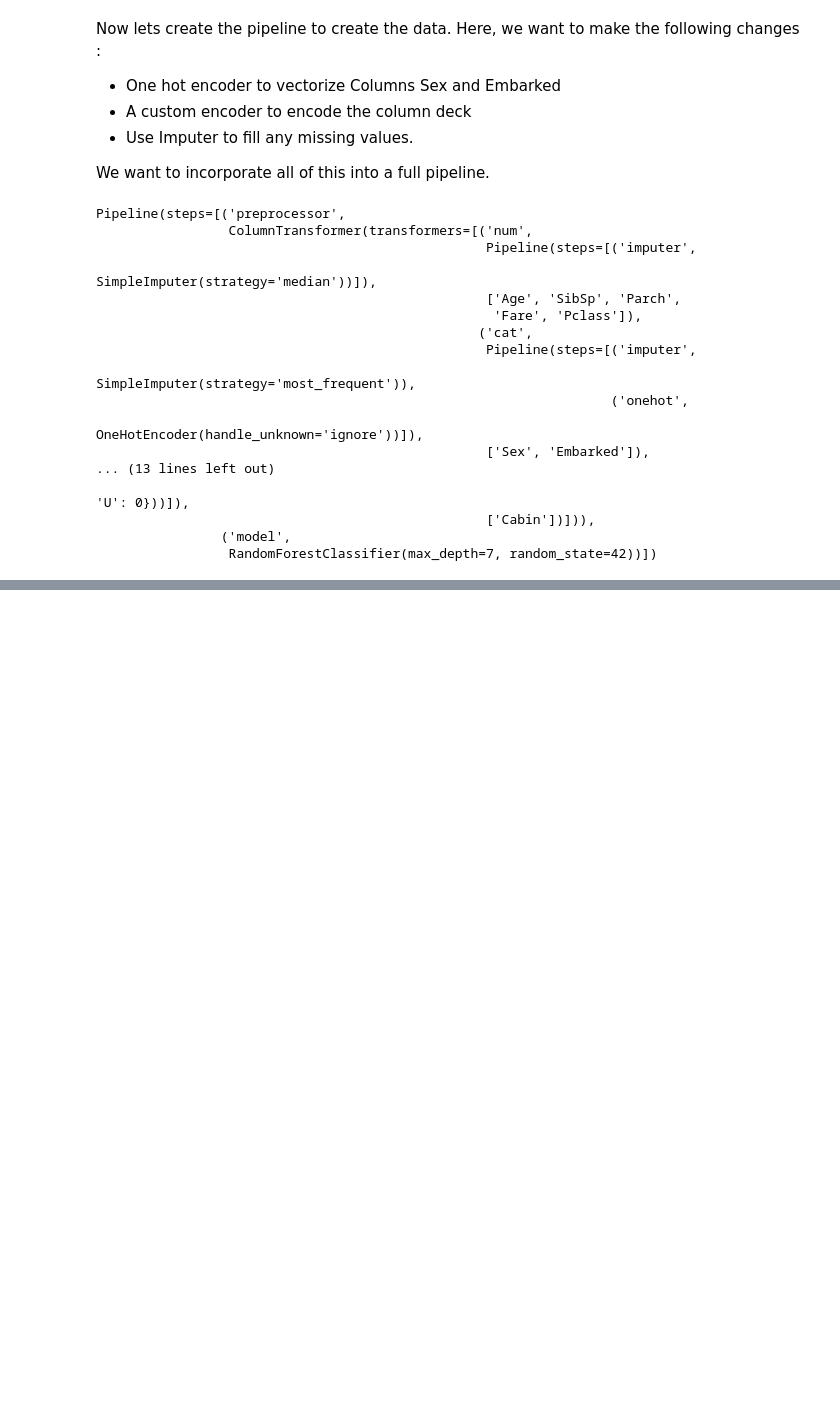
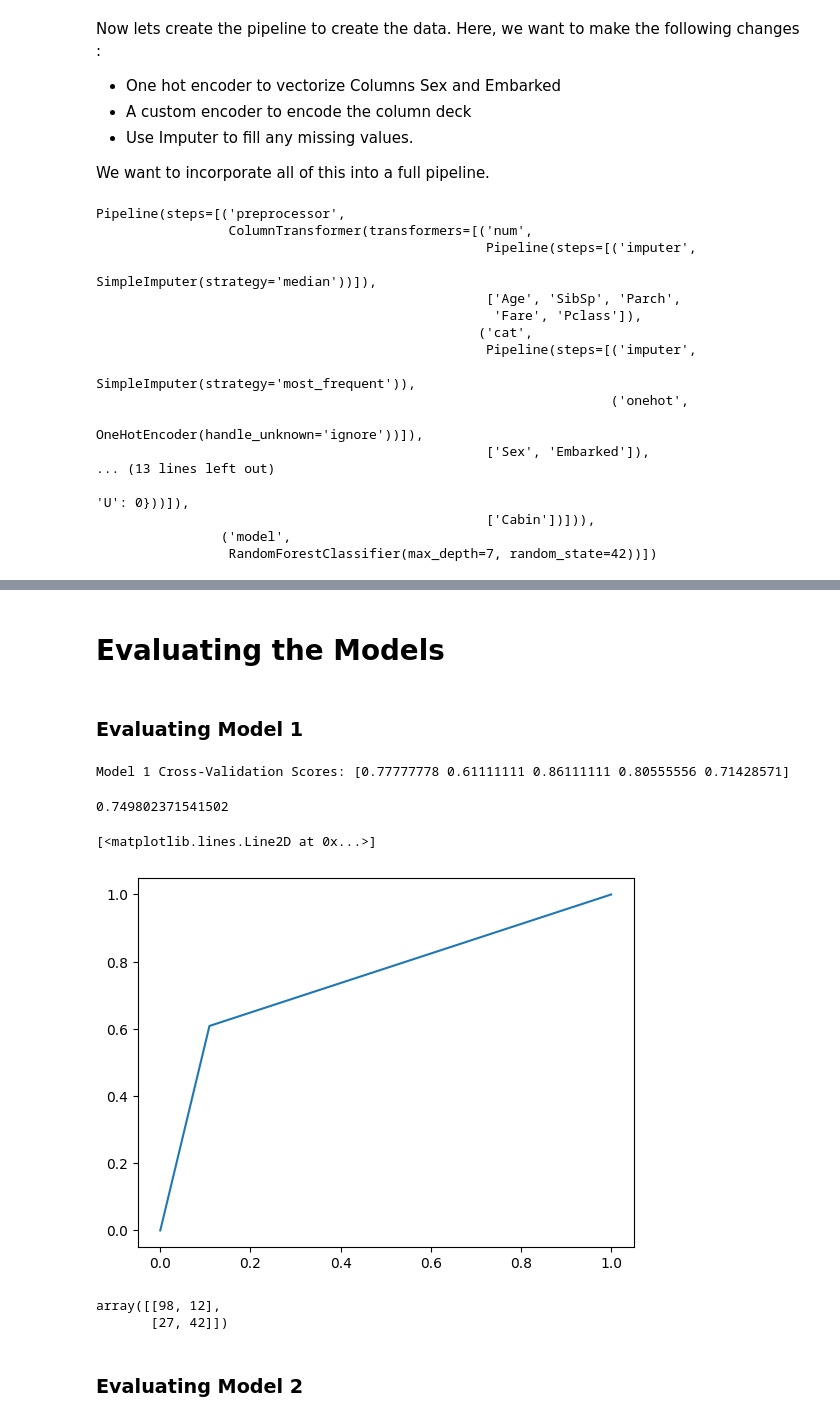
Before and after one commit to Sohampande/Titanic, a Jupyter notebook: Main Code Base.ipynb, the cells around one changed output, grey strips where cells are left out. Saved outputs shown, nothing was run; the diff lists cells and outputs as text; code cells hidden in the pictures; blank space fills up the shorter version.

Commit message:
Adding all 2 Other models and theri evaluations onto my file

```diff
--- a/Main Code Base.ipynb
+++ b/Main Code Base.ipynb
@@ -243,14 +245,14 @@ preprocessor = ColumnTransformer(
     ], remainder='drop'
 )
 
-full_pipeline = Pipeline(
+model1_pipeline = Pipeline(
     steps=[
         ('preprocessor', preprocessor),
         ('model', RandomForestClassifier(random_state=42, max_depth=7))
     ]
 )
 
-full_pipeline.fit(data_x, data_y)
+model1_pipeline.fit(data_x, data_y)
 # %% [output]
 Pipeline(steps=[('preprocessor',
                  ColumnTransformer(transformers=[('num',
@@ -354,2 +310,0 @@ Confusion matrix:
-# %%
-X_test = pd.read_csv('test.csv')
@@ -364,0 +379,30 @@ sumbmission.to_csv('submission.csv', index=False)
+# %% [markdown]
+# Evaluating the Models
+# %% [markdown]
+### Evaluating Model 1
+# %%
+from sklearn.model_selection import cross_val_score
+
+print('Model 1 Cross-Validation Scores:', cross_val_score(model1_pipeline, X_test, y_test, cv=5, scoring='accuracy'))
+# %% [output]
+Model 1 Cross-Validation Scores: [0.77777778 0.61111111 0.86111111 0.80555556 0.71428571]
+# %%
+from sklearn.metrics import confusion_matrix, accuracy_score, roc_curve, RocCurveDisplay, roc_auc_score
+
+y_pred1 = model1_pipeline.predict(X_test)
+roc_auc_score(y_test, y_pred1)
+# %% [output]
+0.749802371541502
+# %%
+fpr, tpr, thresholds = roc_curve(y_test, y_pred1)
+plt.plot(fpr, tpr,)
+# %% [output]
+[<matplotlib.lines.Line2D at 0x...>]
+[figure, added]
+# %%
+confusion_matrix(y_test, y_pred1)
+# %% [output]
+array([[98, 12],
+       [27, 42]])
+# %% [markdown]
+### Evaluating Model 2
```
Also changed, not shown: parts of 28 cells of this notebook.
